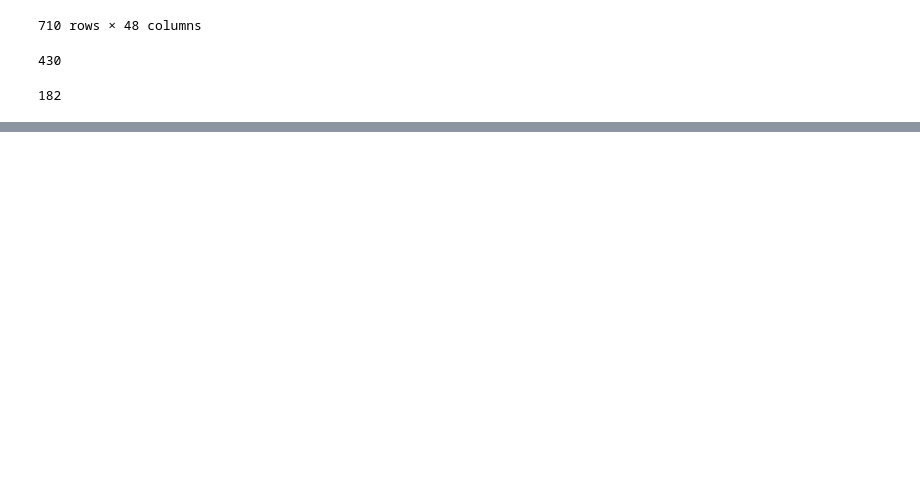
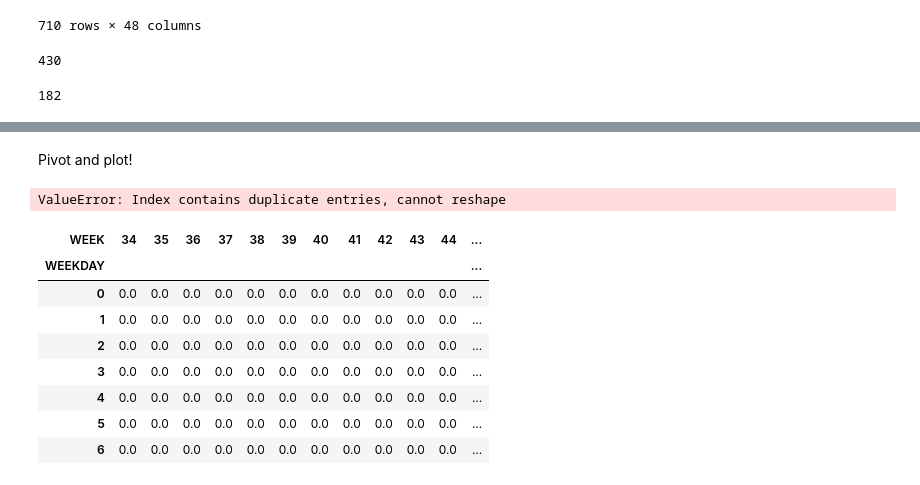
Before and after one commit to josephofiowa/dc-bike-crash-analysis, a Jupyter notebook: bicycle-crash-analysis.ipynb, the cells around one changed output, grey strips where cells are left out. Drawn from its saved outputs; the diff is of its cells as text; code cells hidden in the pictures; blank space fills up the shorter version.

```diff
--- a/bicycle-crash-analysis.ipynb
+++ b/bicycle-crash-analysis.ipynb
@@ -198,0 +438,5 @@ crash1617.save('./maps/bicycle-16-17-crashes.html')
+# %%
+# break out 2015, 2016, 2017
+gh_df15 = gh_df["2015"]
+gh_df16 = gh_df["2016"]
+gh_df17 = gh_df["2017"]
@@ -198,0 +576,6 @@ crash1617.save('./maps/bicycle-16-17-crashes.html')
+# %% [markdown]
+Pivot and plot!
+# %%
+gh_df15.pivot(columns="WEEK", index="WEEKDAY", values="TOTAL_INCIDENTS")
+# %% [output]
+ValueError: Index contains duplicate entries, cannot reshape
@@ -198,0 +584,12 @@ crash1617.save('./maps/bicycle-16-17-crashes.html')
+# %%
+gh_df15
+# %% [output]
+| WEEK | 34 | 35 | 36 | 37 | 38 | 39 | 40 | 41 | 42 | 43 | 44 | ... |
+| WEEKDAY |  |  |  |  |  |  |  |  |  |  |  | ... |
+| 0 | 0.0 | 0.0 | 0.0 | 0.0 | 0.0 | 0.0 | 0.0 | 0.0 | 0.0 | 0.0 | 0.0 | ... |
+| 1 | 0.0 | 0.0 | 0.0 | 0.0 | 0.0 | 0.0 | 0.0 | 0.0 | 0.0 | 0.0 | 0.0 | ... |
+| 2 | 0.0 | 0.0 | 0.0 | 0.0 | 0.0 | 0.0 | 0.0 | 0.0 | 0.0 | 0.0 | 0.0 | ... |
+| 3 | 0.0 | 0.0 | 0.0 | 0.0 | 0.0 | 0.0 | 0.0 | 0.0 | 0.0 | 0.0 | 0.0 | ... |
+| 4 | 0.0 | 0.0 | 0.0 | 0.0 | 0.0 | 0.0 | 0.0 | 0.0 | 0.0 | 0.0 | 0.0 | ... |
+| 5 | 0.0 | 0.0 | 0.0 | 0.0 | 0.0 | 0.0 | 0.0 | 0.0 | 0.0 | 0.0 | 0.0 | ... |
+| 6 | 0.0 | 0.0 | 0.0 | 0.0 | 0.0 | 0.0 | 0.0 | 0.0 | 0.0 | 0.0 | 0.0 | ... |
```
Also changed, not shown: parts of 61 cells of this notebook.
